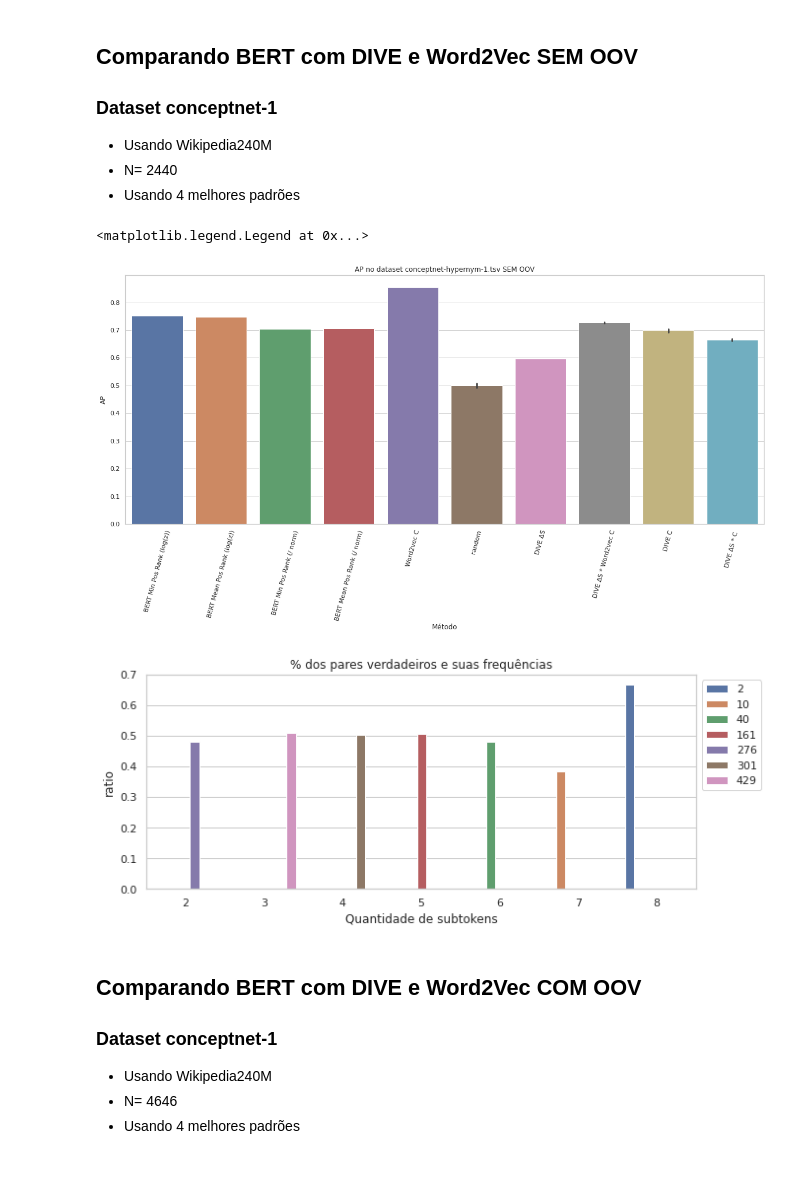
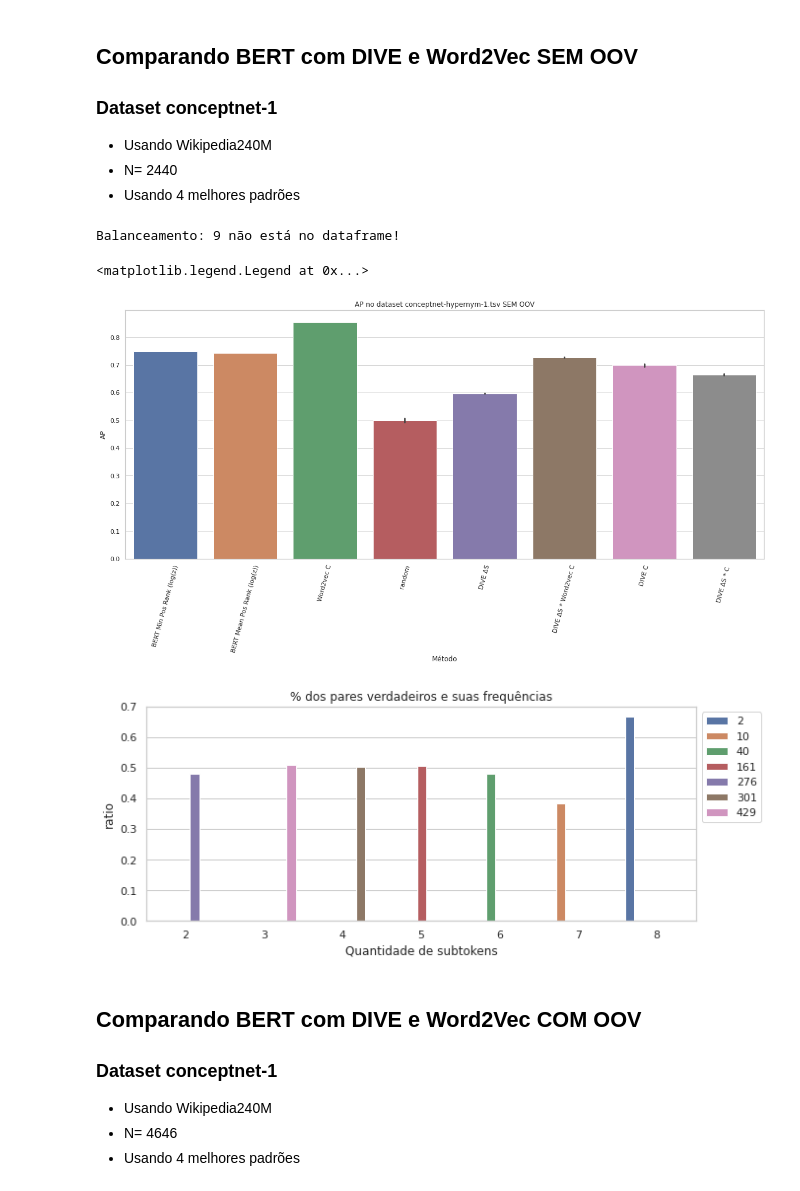
Before and after one commit to eraldoluis/hyper_bert, a Jupyter notebook: nb/compare_dive_wordvec_bert_conceptnet-1_log(z).ipynb, the cells around one changed output. Cells and saved outputs as stored; diff of their text form; code cells hidden in the pictures.

```diff
--- a/nb/compare_dive_wordvec_bert_conceptnet-1_log(z).ipynb
+++ b/nb/compare_dive_wordvec_bert_conceptnet-1_log(z).ipynb
@@ -108,20 +108,25 @@ print(f"DF all with OOV = {df_with_oov[df_with_oov['pattern'] == pattern_unique[
 def balanceamento(df, len_size):
     df_rate = df[df['pattern'] == pattern_unique[0]][['hiponimo', 'hiperonimo', 'classe', 'fonte', 'len_total']]
     df_rate = df_rate.groupby(['len_total'])['classe'].value_counts()
-    dict_values = {'len_total': [], 'true':[], 'false':[], 'ratio':[]}
+
+    dict_values = {'len_total': [], 'true':[], 'false':[]}
     for v in len_size:
-        dict_values['len_total'].append(v)
-        if "True" in df_rate[v]:
-            dict_values['true'].append(df_rate[v]['True'])
+        if v in df_rate:
+            dict_values['len_total'].append(v)
+            if "True" in df_rate[v]:
+                dict_values['true'].append(df_rate[v]['True'])
+            else:
+                dict_values['true'].append(0)
+            if "False" in df_rate[v]:
+                dict_values['false'].append(df_rate[v]['False'])
+            else:
+                dict_values['false'].append(0)
         else:
-            dict_values['true'].append(0)
-        if "False" in df_rate[v]:
-            dict_values['false'].append(df_rate[v]['False'])
-        else:
-            dict_values['false'].append(0)
+            print(f"Balanceamento: {v} não está no dataframe!")
 
-        dict_values['ratio'].append(dict_values['true'][-1] / (dict_values['true'][-1] + dict_values['false'][-1]))
     df_taxa = pd.DataFrame(dict_values)
+    # return df_taxa
+    df_taxa['ratio'] = df_taxa['true'] / (df_taxa['true'] + df_taxa['false'])
     return df_taxa
 
 df_taxa = balanceamento(df_with_oov, len_size=len_total_unique)
@@ -270,59 +270,66 @@ Melhores padrões usando score_final_norm
 - N= 2440
 - Usando 4 melhores padrões
 # %%
+# AP 240M sem OOV
 sns.set_theme(style="whitegrid")
+best_pattern_without_oov = ['{} ou qualquer outro {}', '{} é um tipo de {}', '{} ou outro {}', '{} ou algum outro {}', '{} e outros {}', '{} e qualquer outro {}', '{} e algum outro {}', '{} , um {}', '{} incluindo {}', '{} é um {}', '{} é um caso especial de {}', '{} que é chamado de {}', '{} que é um tipo de {}', '{} que é um exemplo de {}', '{} que é uma classe de {}']
+assert len(best_pattern_without_oov) == 15
 
 df_240 = logsumexp_normalization(df_240, len_list=len_total_unique, pattern_list=pattern_unique)
 df_240['score_final_log(z)'] = df_240['bert_soma_total'] - df_240['log(Z)']
-df_240['score_final_norm'] = df_240['bert_soma_total'] / df_240['sum_bert_by_tokensize']
+# df_240['score_final_norm'] = df_240['bert_soma_total'] / df_240['sum_bert_by_tokensize']
 
 dfs = []
 dataset_name = path_file_bert.split("/")[-1][:-4] + "tsv"
 best_pattern_num = 4
-for score_name in ["score_final_log(z)", "score_final_norm"]:
-    if score_name == "score_final_log(z)":
-        min_ap, mean_ap = compute_AP_by_rank(df_240, key_sort=score_name, best_patterns=best_pattern_logz[:best_pattern_num])
-    elif score_name == "score_final_norm":
-        min_ap, mean_ap = compute_AP_by_rank(df_240, key_sort=score_name, best_patterns=best_pattern_norm[:best_pattern_num])
+method_score = ["score_final_log(z)", "score_final_norm"]
+
+for score_name in method_score[:1]:
     n_pair = df_240.groupby('pattern').count().iloc[0]['hiponimo']
     hyper_num = df_240[df_240['pattern'] == pattern_unique[0]]['fonte'].value_counts()
     hyper_num = hyper_num['hyper']
+    if score_name == "score_final_log(z)":
+        min_ap, mean_ap = compute_AP_by_rank(df_240, key_sort=score_name, best_patterns=best_pattern_without_oov[:best_pattern_num])
+    elif score_name == "score_final_norm":
+        min_ap, mean_ap = compute_AP_by_rank(df_240, key_sort=score_name, best_patterns=best_pattern_without_oov[:best_pattern_num])
+
     df = pd.DataFrame({'dataset': [dataset_name], 'N': [n_pair], 'hyper_num': [hyper_num], 'method': f"min {score_name}", 'AP': [min_ap]})
     dfs.append(df)
     df = pd.DataFrame({'dataset': [dataset_name], 'N': [n_pair], 'hyper_num': [hyper_num], 'method': f"mean {score_name}", 'AP': [mean_ap]})
     dfs.append(df)
 
 df = pd.concat(dfs)
 
 df_all = pd.concat([df, df_dive_word2vec])
 df_all['method_format'] = df_all['method'].map(method_names)
 datasetnames_unique = df_all['dataset'].unique().tolist()
 rename_dataset = {}
 for k in datasetnames_unique:
     rename_dataset[k] = os.path.basename(k)
 
 df_all['dataset'] = df_all['dataset'].map(rename_dataset)
 
-df_ratio = balanceamento(df_240, len_size=len_total_unique[:-1])
+df_ratio = balanceamento(df_240, len_size=len_total_unique)
 
 # df dive-word2vec 240 sem OOV
 df_plot = df_all[df_all['dataset'] == dataset_name]
 
 plt.figure(figsize=(20,8))
 ax = sns.barplot(x="method_format", y="AP", data=df_plot)
 ax.set(xlabel="Método")
 ax.set_title(f"AP no dataset {dataset_name} SEM OOV")
 plt.xticks(rotation=75)
 
 plt.figure(figsize=(10,4))
 ax = sns.barplot(x="len_total", y="ratio", hue="true", data=df_ratio)
 ax.set(xlabel="Quantidade de subtokens")
 ax.set_title(f"% dos pares verdadeiros e suas frequências")
 
 ax.legend(bbox_to_anchor=(1, 1))
 # %% [output]
-<matplotlib.legend.Legend at 0x...>
+Balanceamento: 9 não está no dataframe!
+<matplotlib.legend.Legend at 0x...>
-[figure, old version]
+[figure, new version]
 [figure]
 # %% [markdown]
 ## Comparando BERT com DIVE e Word2Vec COM OOV
```
Also changed, not shown: parts of 3 cells of this notebook, 1 other file.
